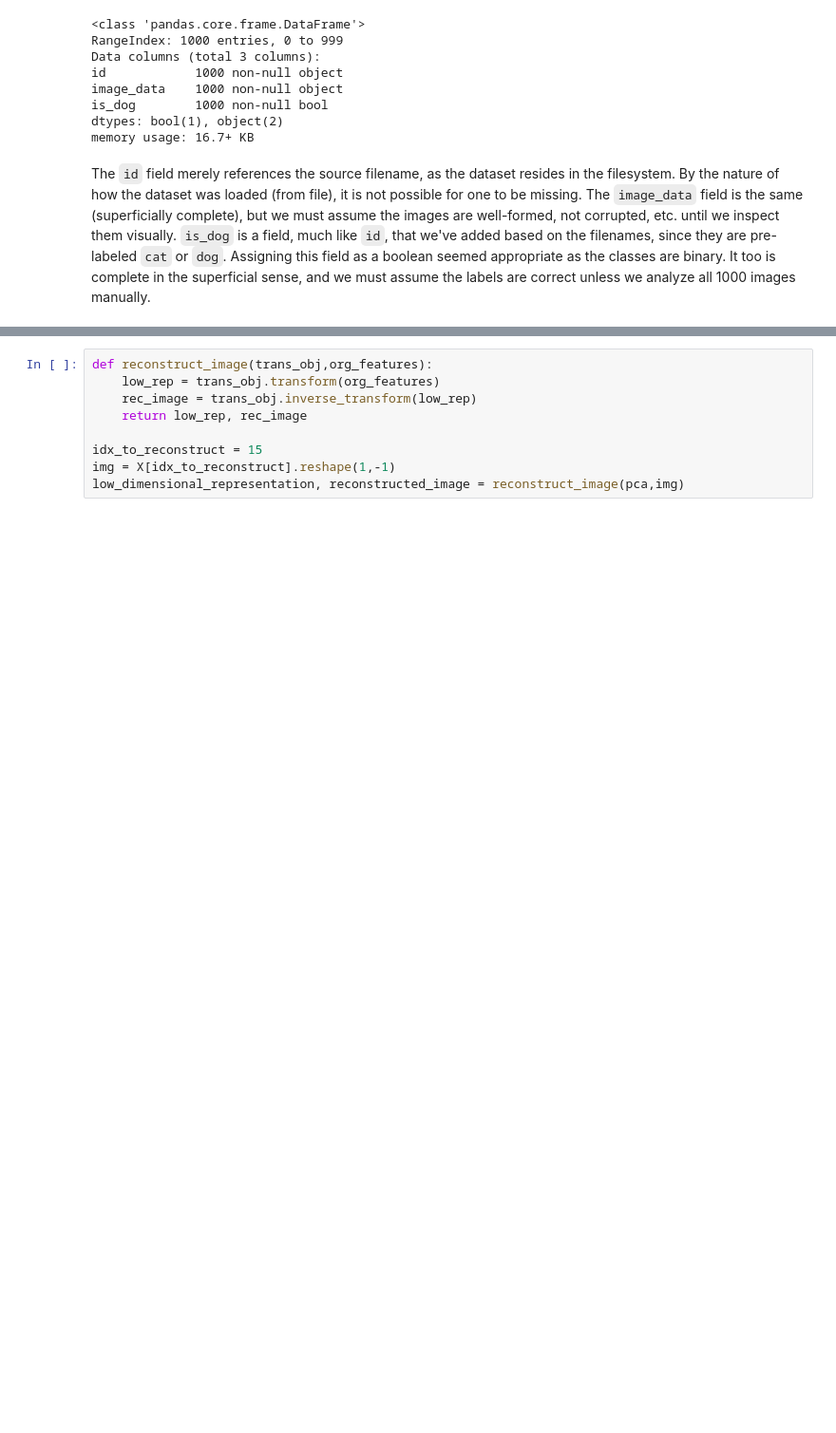
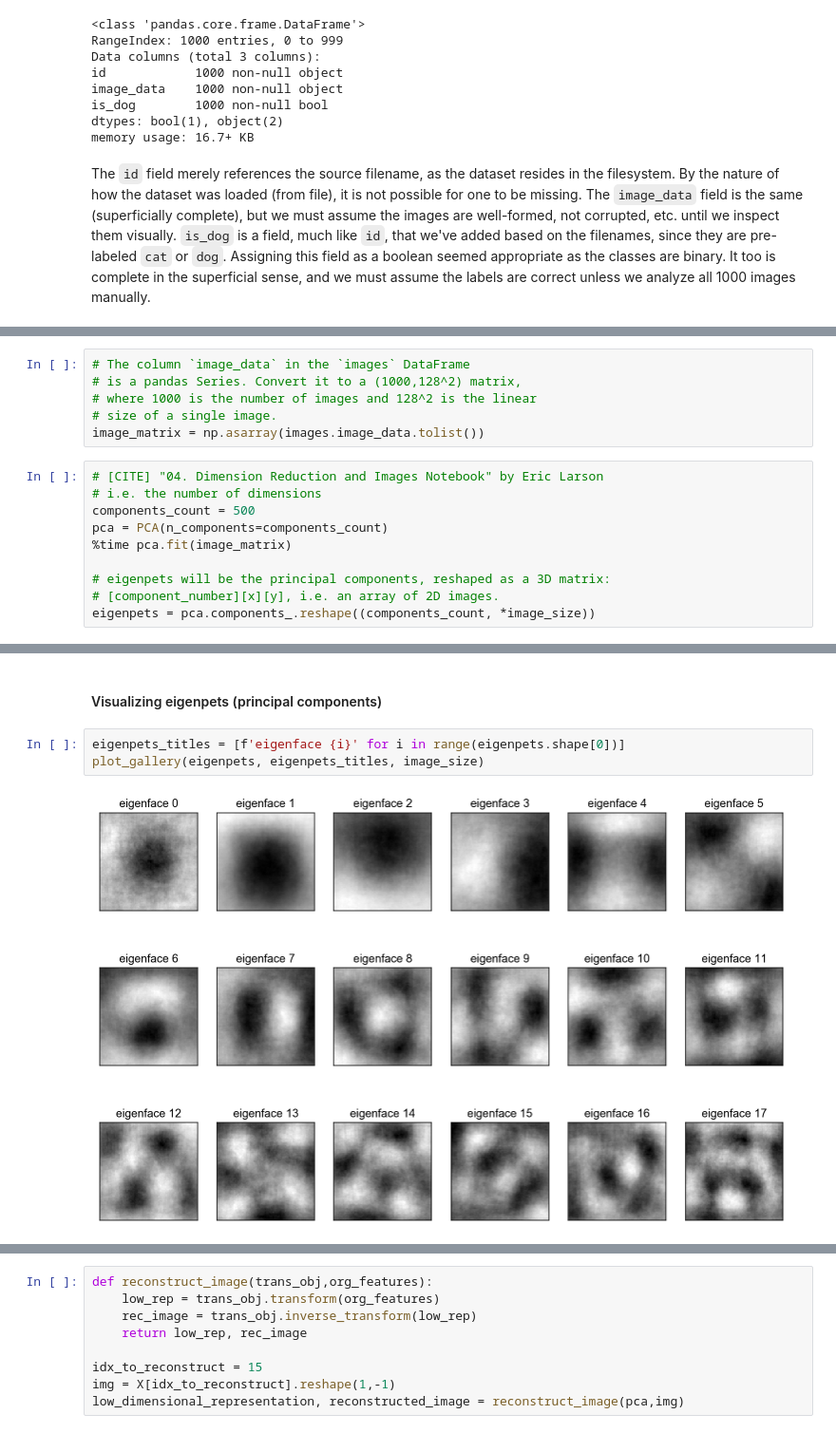
Before and after one commit to SMU-ML-2017/Project3, a Jupyter notebook: Project3 ML.ipynb, the cells around one changed output, grey strips where cells are left out. Shown at 95% size. Saved outputs shown, nothing was run; the diff lists cells and outputs as text; blank space fills up the shorter version.

```diff
--- a/Project3 ML.ipynb
+++ b/Project3 ML.ipynb
@@ -158,0 +193,16 @@ As mentioned earlier, data quality can be determined either in superficial terms
+# %%
+# The column `image_data` in the `images` DataFrame
+# is a pandas Series. Convert it to a (1000,128^2) matrix,
+# where 1000 is the number of images and 128^2 is the linear
+# size of a single image.
+image_matrix = np.asarray(images.image_data.tolist())
+# %%
+# [CITE] "04. Dimension Reduction and Images Notebook" by Eric Larson
+# i.e. the number of dimensions
+components_count = 500
+pca = PCA(n_components=components_count)
+%time pca.fit(image_matrix)
+
+# eigenpets will be the principal components, reshaped as a 3D matrix:
+# [component_number][x][y], i.e. an array of 2D images.
+eigenpets = pca.components_.reshape((components_count, *image_size))
@@ -158,0 +212,7 @@ As mentioned earlier, data quality can be determined either in superficial terms
+# %% [markdown]
+#### Visualizing eigenpets (principal components)
+# %%
+eigenpets_titles = [f'eigenface {i}' for i in range(eigenpets.shape[0])]
+plot_gallery(eigenpets, eigenpets_titles, image_size)
+# %% [output]
+[figure, added]
```
Also changed, not shown: parts of 15 cells of this notebook.
